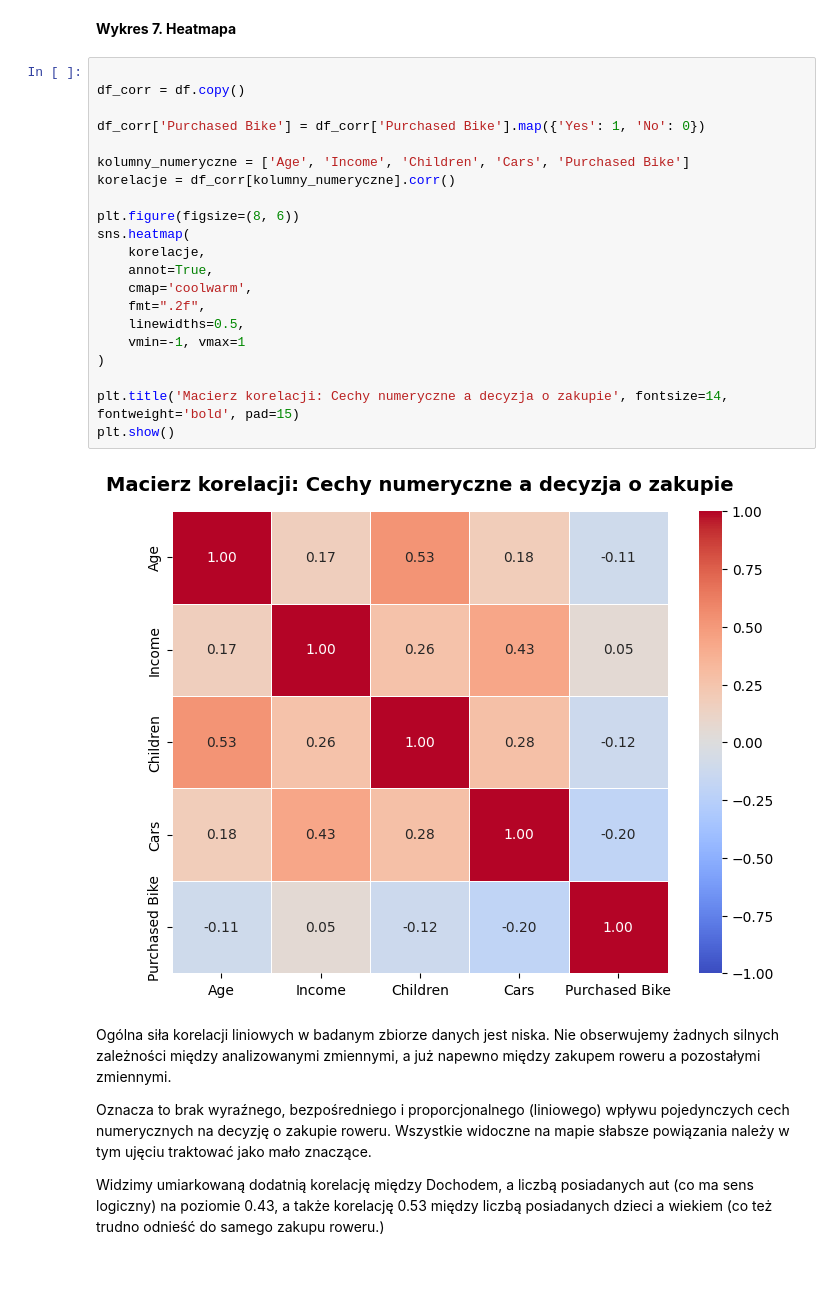
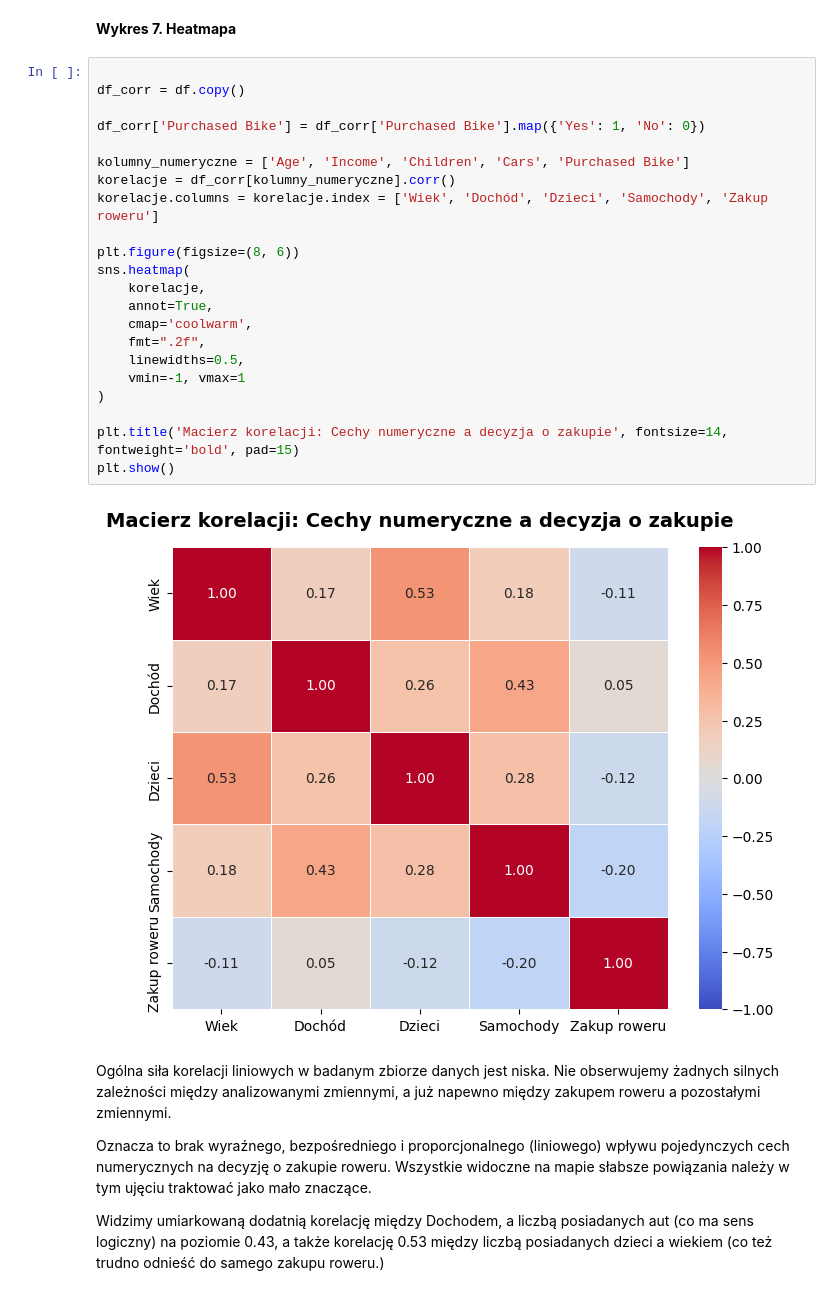
Before and after one commit to turekzuzanna32-05/Projekt---Rowery, a Jupyter notebook: 2. Wizualizacja.ipynb, the cells around one changed output. Cells and saved outputs as stored; diff of their text form.

```diff
--- a/2. Wizualizacja.ipynb
+++ b/2. Wizualizacja.ipynb
@@ -146,26 +151,27 @@ Zagęszczenie punktów na wykresach dwuwymiarowych oraz analiza rozkładów gęs
 # %%
 
 df_corr = df.copy()
 
 df_corr['Purchased Bike'] = df_corr['Purchased Bike'].map({'Yes': 1, 'No': 0})
 
 kolumny_numeryczne = ['Age', 'Income', 'Children', 'Cars', 'Purchased Bike']
 korelacje = df_corr[kolumny_numeryczne].corr()
+korelacje.columns = korelacje.index = ['Wiek', 'Dochód', 'Dzieci', 'Samochody', 'Zakup roweru']
 
 plt.figure(figsize=(8, 6))
 sns.heatmap(
     korelacje,
     annot=True,
     cmap='coolwarm',
     fmt=".2f",
     linewidths=0.5,
     vmin=-1, vmax=1
 )
 
 plt.title('Macierz korelacji: Cechy numeryczne a decyzja o zakupie', fontsize=14, fontweight='bold', pad=15)
 plt.show()
 # %% [output]
-[figure, old version]
+[figure, new version]
 # %% [markdown]
 Ogólna siła korelacji liniowych w badanym zbiorze danych jest niska. Nie obserwujemy żadnych silnych zależności między analizowanymi zmiennymi, a już napewno między zakupem roweru a pozostałymi zmiennymi.
 
```
Also changed, not shown: parts of 4 cells of this notebook, 2 other files.
